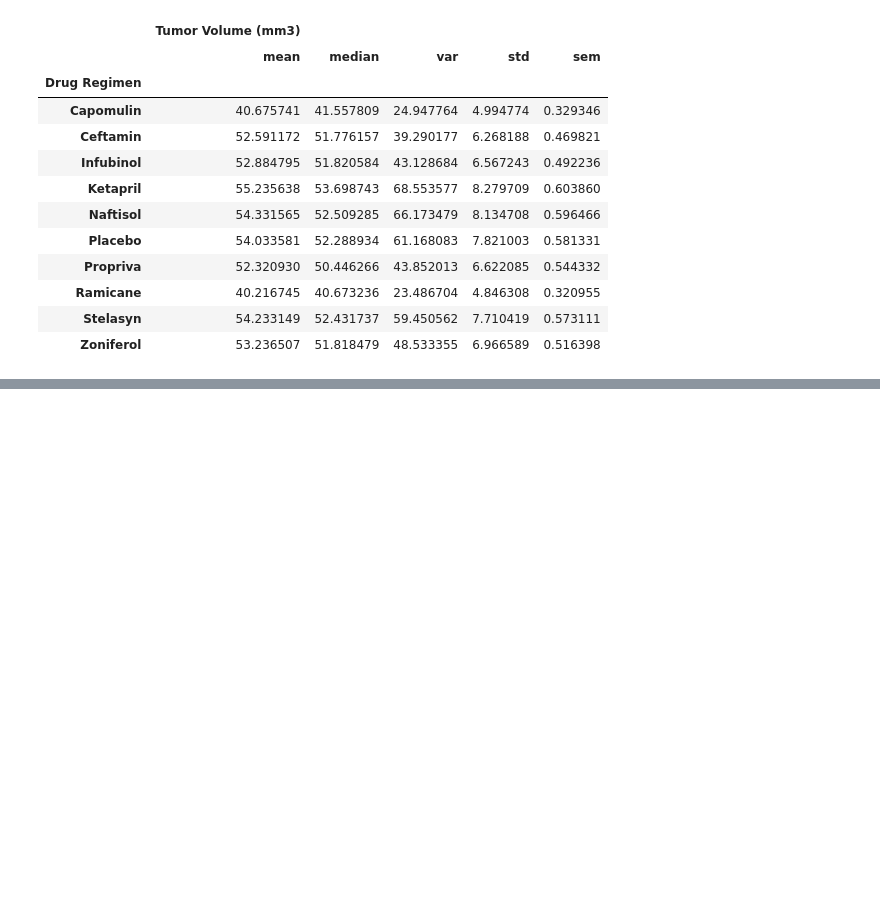
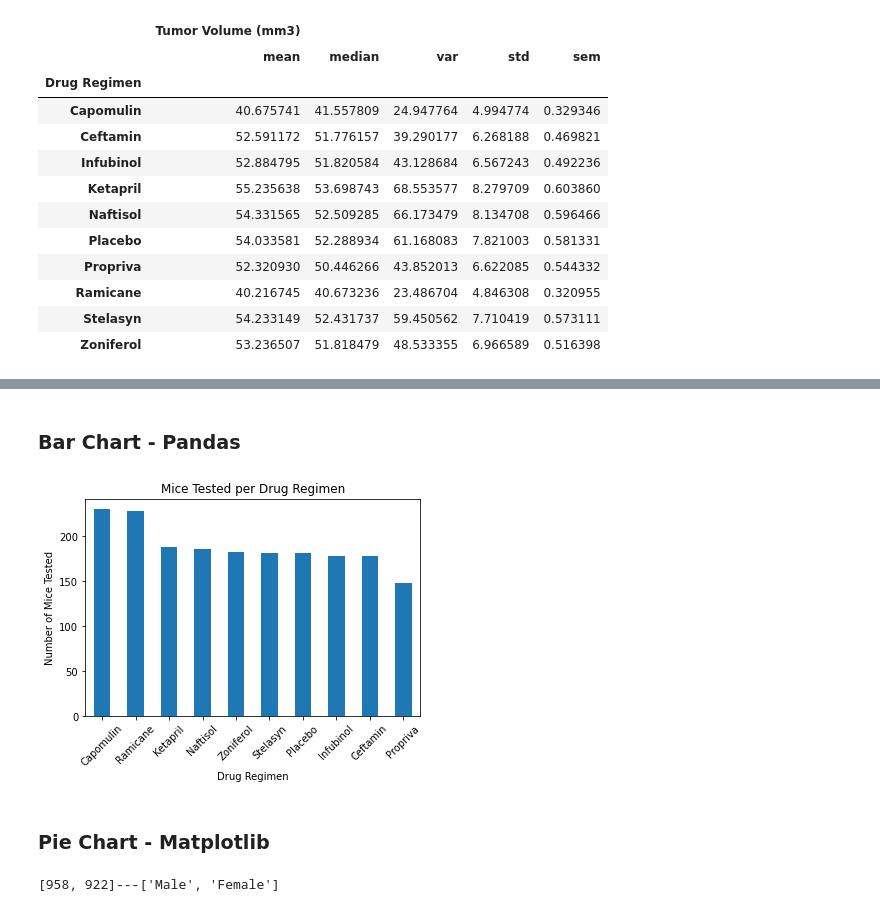
Before and after one commit to HendersonAlec2212/matplotlib-challenge, a Jupyter notebook: pymaceuticals.ipynb, the cells around one changed output, grey strips where cells are left out. Cells and saved outputs as stored; diff of their text form; code cells hidden in the pictures; blank space fills up the shorter version.

```diff
--- a/pymaceuticals.ipynb
+++ b/pymaceuticals.ipynb
@@ -260,0 +310,26 @@ aggregated_df
+# %% [markdown]
+### Bar Chart - Pandas
+# %%
+test_per_drug.plot(kind='bar')
+plt.title('Mice Tested per Drug Regimen')
+plt.xlabel('Drug Regimen')
+plt.ylabel('Number of Mice Tested')
+plt.xticks(rotation=45)
+plt.show()
+# %% [output]
+[figure, added]
+# %% [markdown]
+### Pie Chart - Matplotlib
+# %%
+# isolate values
+gender_values = complete_df['Sex'].value_counts()
+# move numbers to list
+gender_counts = complete_df['Sex'].value_counts().to_list()
+# move index labels to list
+gender_labels = complete_df['Sex'].value_counts().index.to_list()
+# tabulate a total for no reason
+gender_total = sum(gender_counts)
+# double check [1,2] = [1,2]
+print(f"{gender_counts}---{gender_labels}")
+# %% [output]
+[958, 922]---['Male', 'Female']
```
Also changed, not shown: parts of 12 cells of this notebook.
